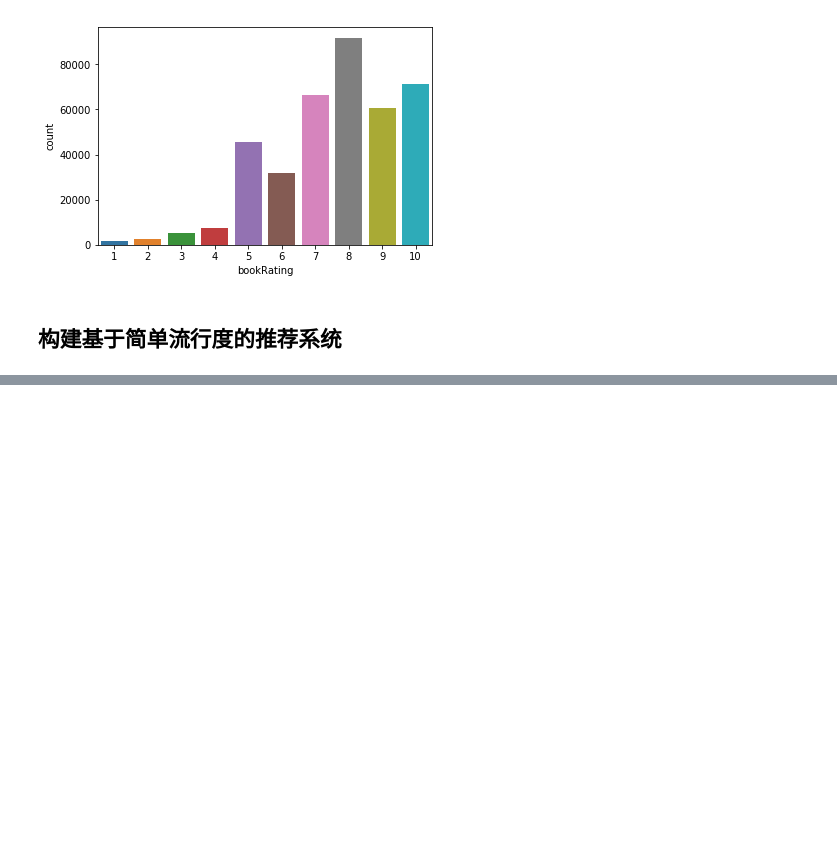
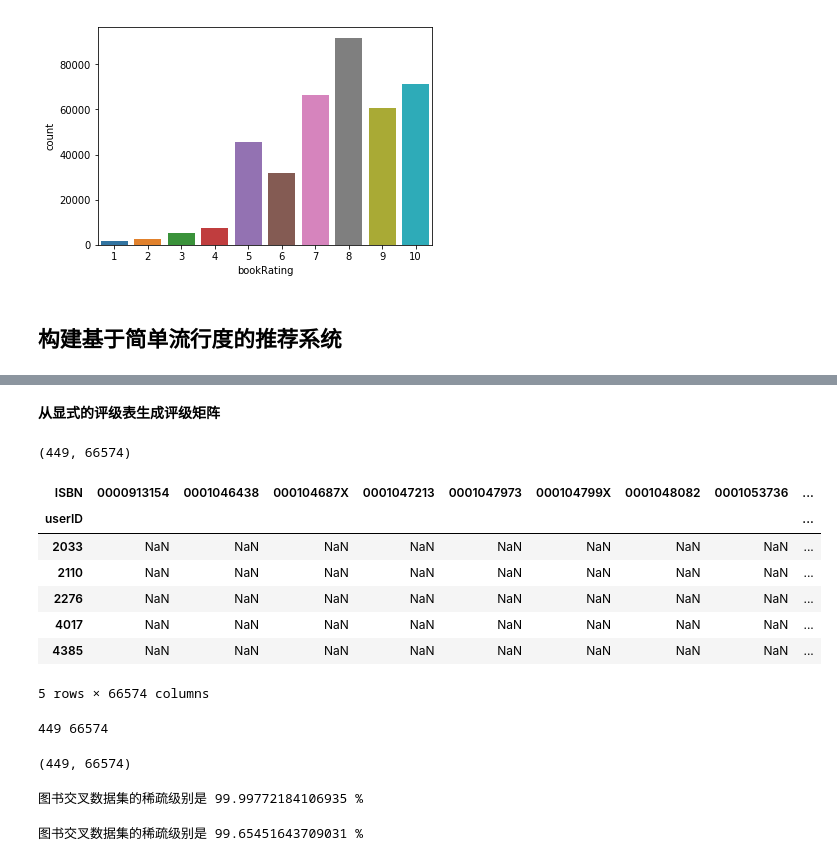
Before and after one commit to watchtree/bookRecommend, a Jupyter notebook: recommend.ipynb, the cells around one changed output, grey strips where cells are left out. Cells and saved outputs as stored; diff of their text form; code cells hidden in the pictures; blank space fills up the shorter version.

```diff
--- a/recommend.ipynb
+++ b/recommend.ipynb
@@ -427,0 +511,2 @@ sns.countplot(data=ratings_explicit , x='bookRating')
+# %% [markdown]
+**从显式的评级表生成评级矩阵**
@@ -427,0 +518,20 @@ sns.countplot(data=ratings_explicit , x='bookRating')
+# %%
+print(ratings_matrix.shape)
+ratings_matrix.head()
+# %% [output]
+(449, 66574)
+| ISBN | 0000913154 | 0001046438 | 000104687X | 0001047213 | 0001047973 | 000104799X | 0001048082 | 0001053736 | ... |
+| userID |  |  |  |  |  |  |  |  | ... |
+| 2033 | NaN | NaN | NaN | NaN | NaN | NaN | NaN | NaN | ... |
+| 2110 | NaN | NaN | NaN | NaN | NaN | NaN | NaN | NaN | ... |
+| 2276 | NaN | NaN | NaN | NaN | NaN | NaN | NaN | NaN | ... |
+| 4017 | NaN | NaN | NaN | NaN | NaN | NaN | NaN | NaN | ... |
+| 4385 | NaN | NaN | NaN | NaN | NaN | NaN | NaN | NaN | ... |
+5 rows × 66574 columns
+# %%
+#统计明确评级的用户和书籍
+n_users = ratings_matrix.shape[0] #只考虑那些给出明确评级的用户
+n_books = ratings_matrix.shape[1]
+print (n_users, n_books)
+# %% [output]
+449 66574
@@ -427,0 +542,16 @@ sns.countplot(data=ratings_explicit , x='bookRating')
+# %%
+ratings_matrix.shape
+# %% [output]
+(449, 66574)
+# %%
+#users_exp_ratings.shape[0]没有经过前100排序的
+sparsity=1.0-len(ratings_explicit)/float(users_exp_ratings.shape[0]*n_books)
+print ('图书交叉数据集的稀疏级别是 ' +  str(sparsity*100) + ' %')
+# %% [output]
+图书交叉数据集的稀疏级别是 99.99772184106935 %
+# %%
+#重新计算一些稀疏级别
+sparsity = 1.0 - len(ratings_explicit)/float(ratings_matrix.shape[0]*ratings_matrix.shape[1])#进行评分的数量与
+print('图书交叉数据集的稀疏级别是 ' +  str(sparsity*100) + ' %')
+# %% [output]
+图书交叉数据集的稀疏级别是 99.65451643709031 %
```
Also changed, not shown: parts of 27 cells of this notebook, 2 other files.
